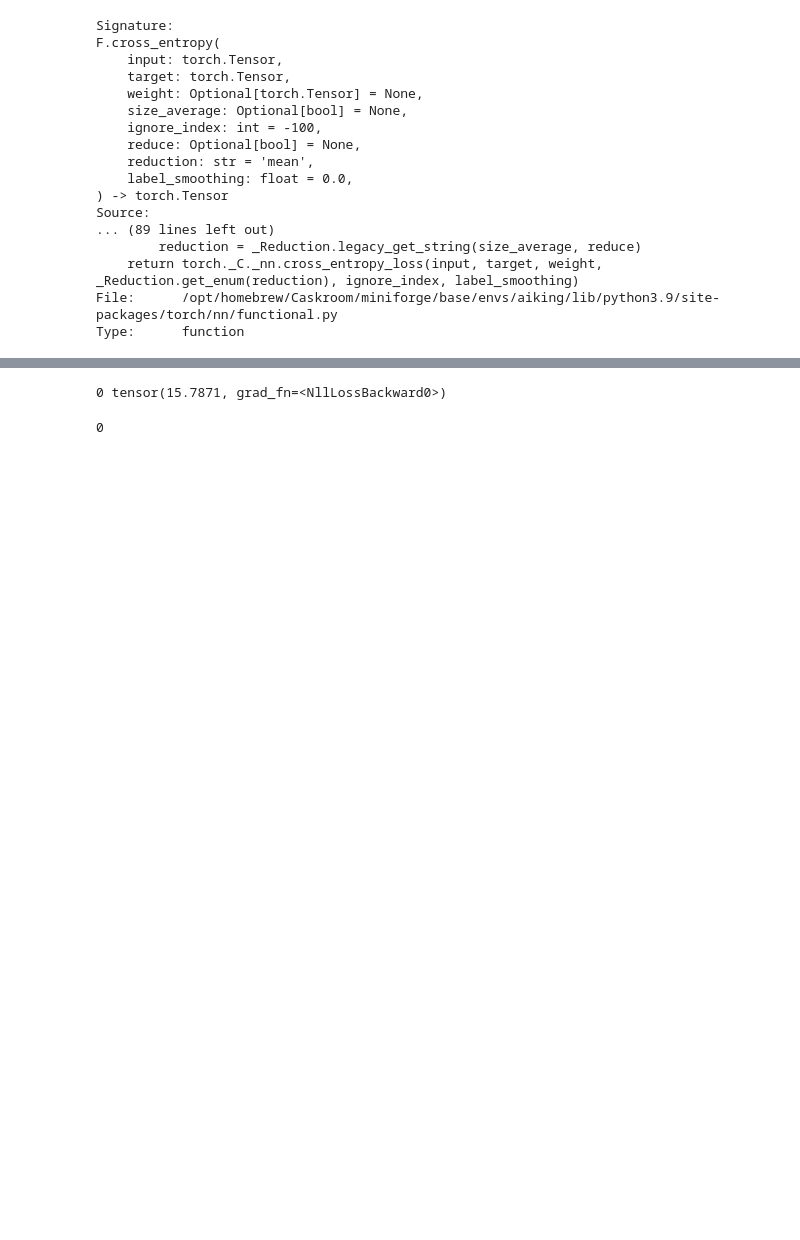
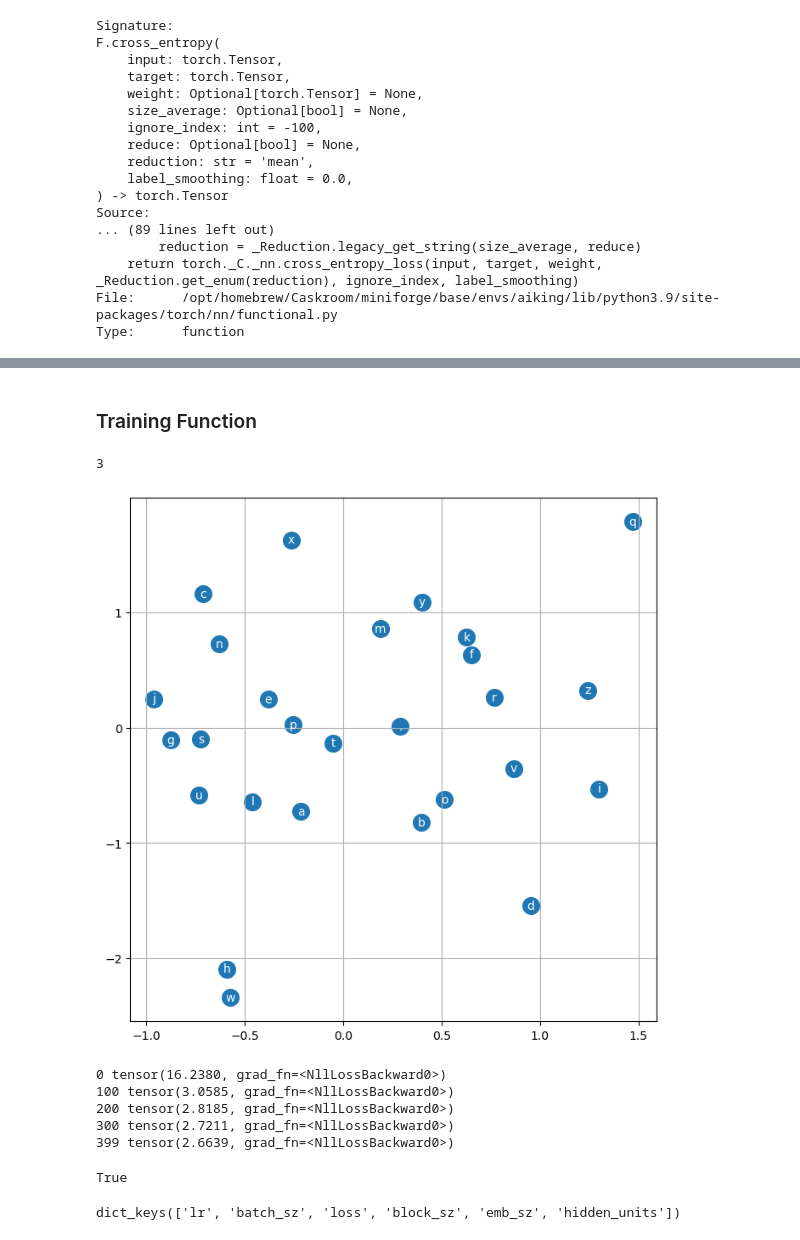
Before and after one commit to Rahuketu86/minion, a Jupyter notebook: nbs/04_makemore.mlp.ipynb, the cells around one changed output, grey strips where cells are left out. Cells and saved outputs as stored; diff of their text form; code cells hidden in the pictures; blank space fills up the shorter version.

Commit message:
Added training and word generation function

```diff
--- a/nbs/04_makemore.mlp.ipynb
+++ b/nbs/04_makemore.mlp.ipynb
@@ -610,2 +651,4 @@ for p in model.parameters():
+# %% [markdown]
+### Training Function
 # %%
 #| exports
@@ -639,12 +690,12 @@ def train(model, X, Y, lr=0.1, epochs=1000, verbose=False, loss_fn=F.cross_entro
     return model
+# %%
+X.shape[1]
+# %% [output]
+3
 # %%
 X, Y = build_XY(words, s2i, block_size=3); X.shape, Y.shape
 model = Model(s2i)
-model = train(model, X, Y, epochs=300, verbose=True)
-# %% [output]
-0 tensor(15.7871, grad_fn=<NllLossBackward0>)
-# %%
-i = 10000
-i%10
-# %% [output]
-0
+# %%
+plot_embeddings(model, s2i)
+# %% [output]
+[figure, added]
@@ -650,0 +704,16 @@ i%10
+# %%
+model = train(model, X, Y,  epochs=400, verbose=True, tracker=tracker, batch_sz=None)
+# %% [output]
+0 tensor(16.2380, grad_fn=<NllLossBackward0>)
+100 tensor(3.0585, grad_fn=<NllLossBackward0>)
+200 tensor(2.8185, grad_fn=<NllLossBackward0>)
+300 tensor(2.7211, grad_fn=<NllLossBackward0>)
+399 tensor(2.6639, grad_fn=<NllLossBackward0>)
+# %%
+tracker is not None
+# %% [output]
+True
+# %%
+tracker.keys()
+# %% [output]
+dict_keys(['lr', 'batch_sz', 'loss', 'block_sz', 'emb_sz', 'hidden_units'])
```
Also changed, not shown: parts of 28 cells of this notebook, 2 other files.
